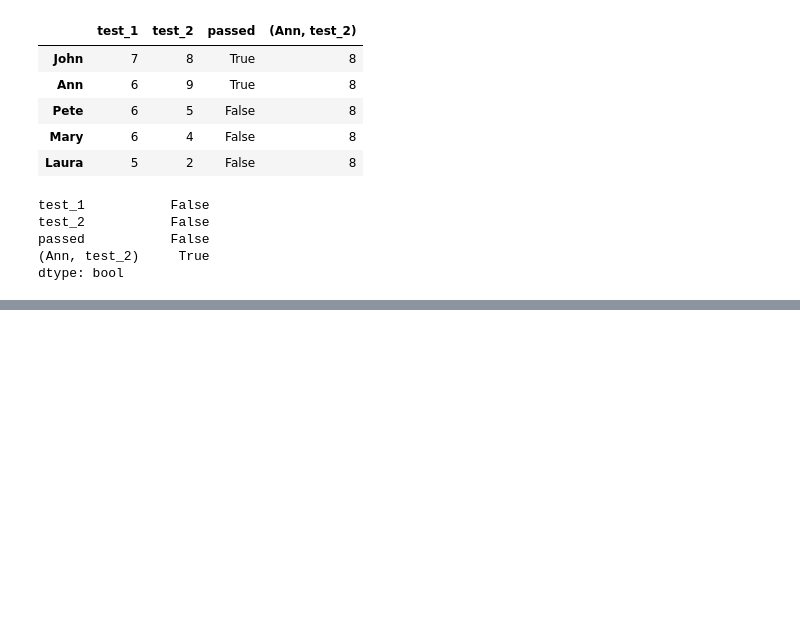
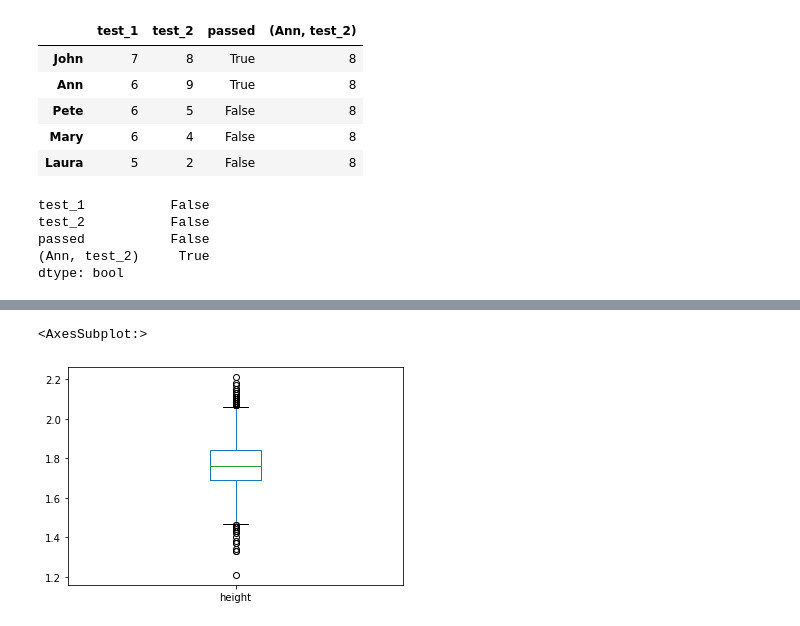
Before and after one commit to yaowenqiang/panda_playbook, a Jupyter notebook: notes.ipynb, the cells around one changed output, grey strips where cells are left out. Saved outputs shown, nothing was run; the diff lists cells and outputs as text; code cells hidden in the pictures; blank space fills up the shorter version.

```diff
--- a/notes.ipynb
+++ b/notes.ipynb
@@ -923,0 +1559,6 @@ dtype: bool
+# %%
+heights = athletes['height']
+heights.plot.box()
+# %% [output]
+<AxesSubplot:>
+[figure, added]
```
Also changed, not shown: parts of 89 cells of this notebook, 1 other file.
